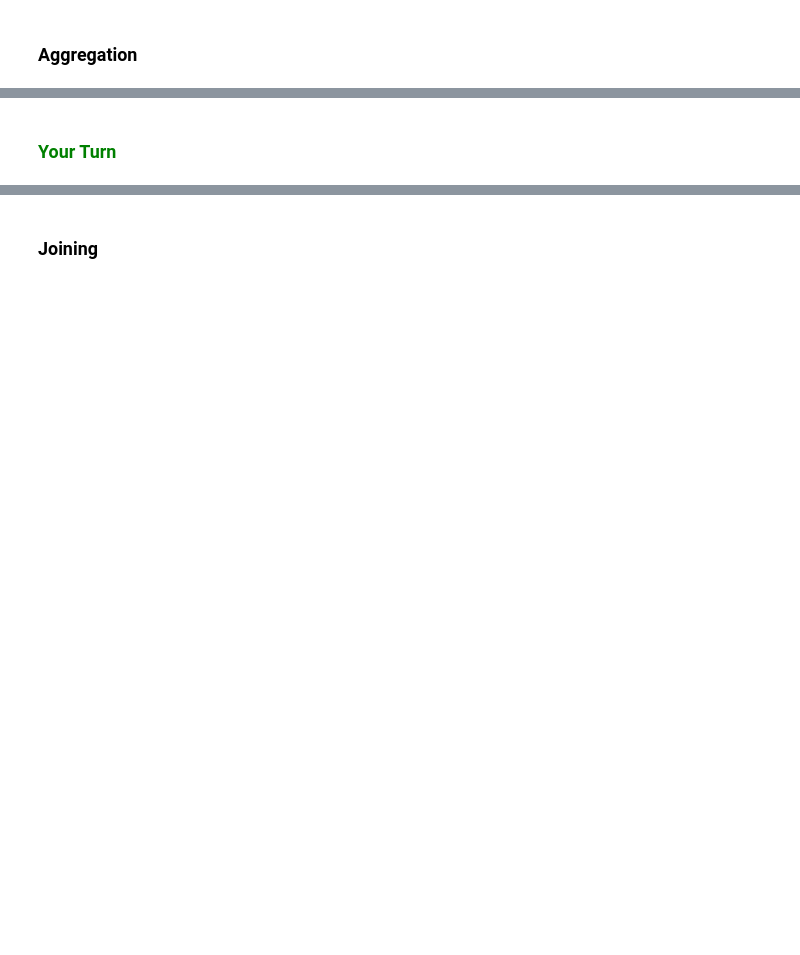
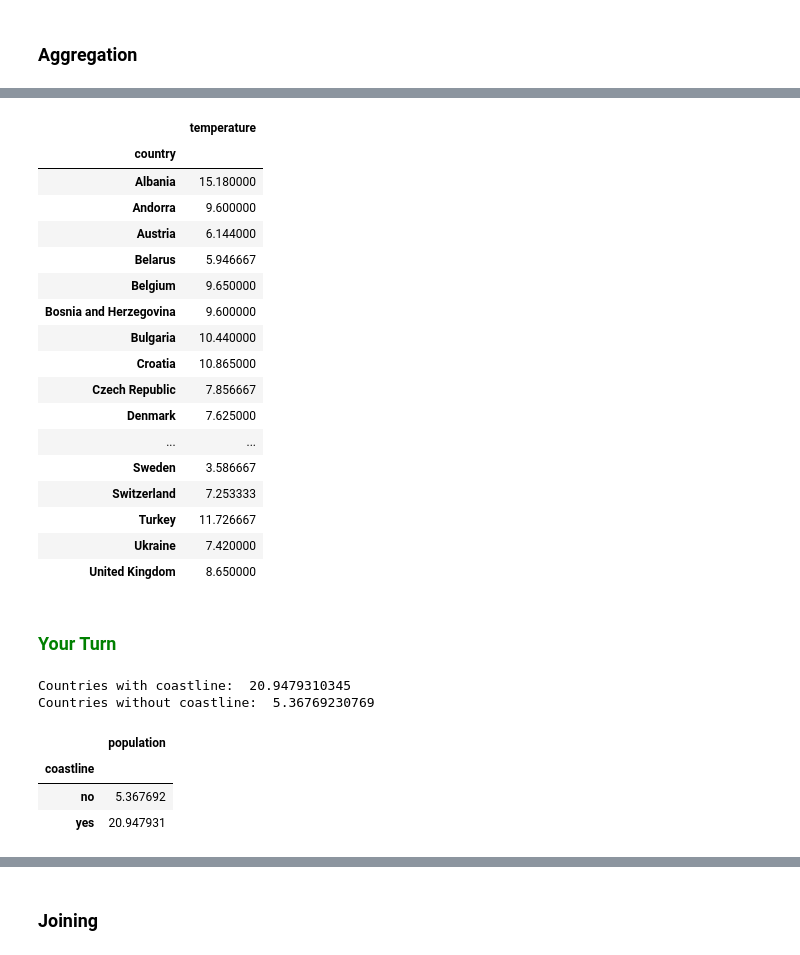
Before and after one commit to eloyekunle/widomPython, a Jupyter notebook: PythonPandas.ipynb, the cells around one changed output, grey strips where cells are left out. Cells and saved outputs as stored; diff of their text form; code cells hidden in the pictures; blank space fills up the shorter version.

```diff
--- a/PythonPandas.ipynb
+++ b/PythonPandas.ipynb
@@ -80,13 +249,49 @@ print 'Using built-in mean:', cities.temperature.mean()
 # %%
 # Average temperature of cities in each country
-cities.groupby('country').mean().temperature
+# cities.groupby('country').mean().temperature
 # or [['temperature']]
+cities.groupby('country').mean()[['temperature']]
 # Also show without column selection
+# cities.groupby('country').mean()
+# %% [output]
+|  | temperature |
+| country |  |
+| Albania | 15.180000 |
+| Andorra | 9.600000 |
+| Austria | 6.144000 |
+| Belarus | 5.946667 |
+| Belgium | 9.650000 |
+| Bosnia and Herzegovina | 9.600000 |
+| Bulgaria | 10.440000 |
+| Croatia | 10.865000 |
+| Czech Republic | 7.856667 |
+| Denmark | 7.625000 |
+| ... | ... |
+| Sweden | 3.586667 |
+| Switzerland | 7.253333 |
+| Turkey | 11.726667 |
+| Ukraine | 7.420000 |
+| United Kingdom | 8.650000 |
 # %% [markdown]
 ### <font color="green">Your Turn</font>
 # %%
 # Find the average population of countries with coastline
 # and countries without coastline
 # Hint: You can use groupby!
+with_coastline = countries[countries.coastline == 'yes']
+print "Countries with coastline: ", with_coastline.population.mean()
+without_coastline = countries[countries.coastline == 'no']
+print "Countries without coastline: ", without_coastline.population.mean()
+# %% [output]
+Countries with coastline:  20.9479310345
+Countries without coastline:  5.36769230769
+# %%
+# Or do it like:
+countries.groupby('coastline').mean()
+# %% [output]
+|  | population |
+| coastline |  |
+| no | 5.367692 |
+| yes | 20.947931 |
 # %%
 # Then modify to group by both coastline and EU
```
Also changed, not shown: parts of 27 cells of this notebook, 1 other file.
